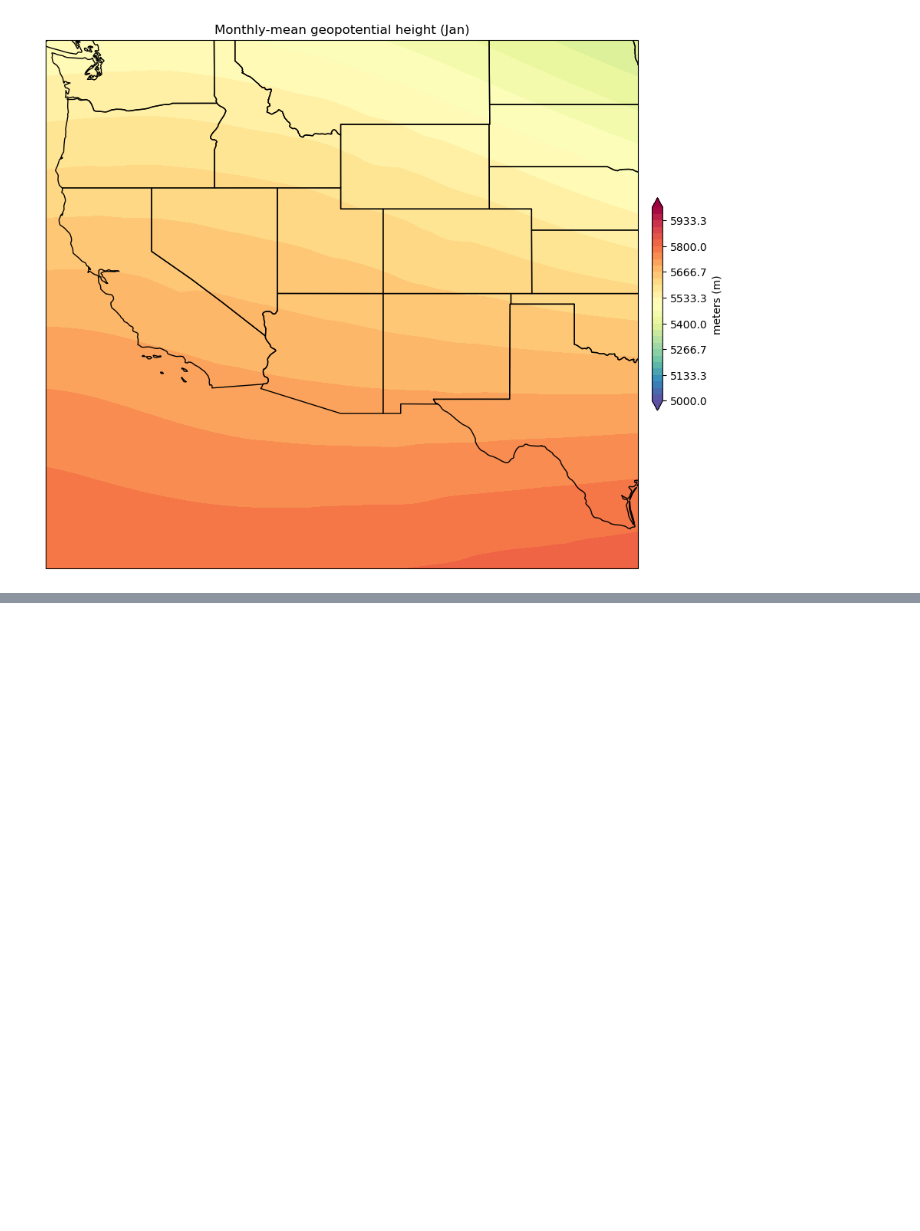
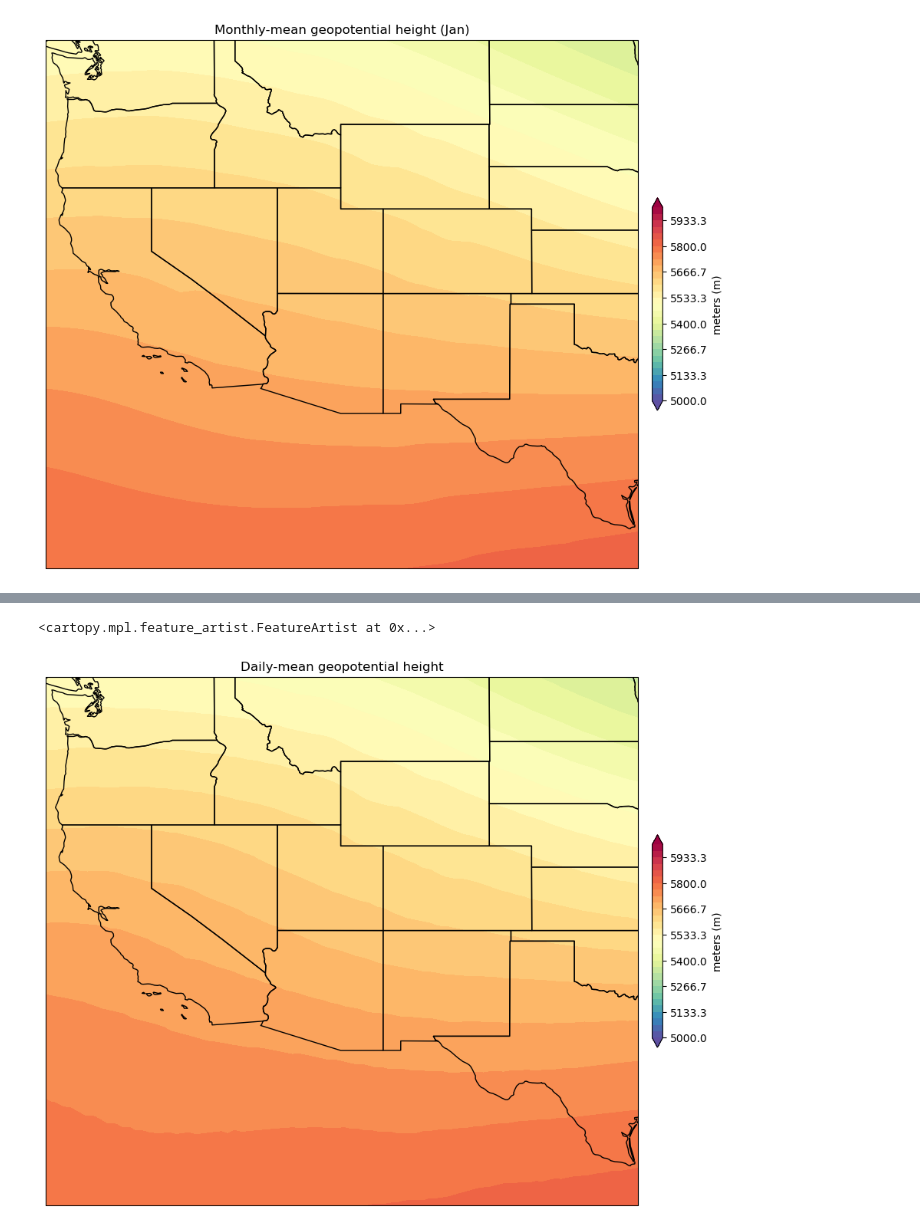
Before and after one commit to jesseturner/Dust_Plumes, a Jupyter notebook: Dust_Dynamics_Analysis.ipynb, the cells around one changed output, grey strips where cells are left out. Cells and saved outputs as stored; diff of their text form; code cells hidden in the pictures; blank space fills up the shorter version.

Commit message:
Added the average daily geopotential heights

```diff
--- a/Dust_Dynamics_Analysis.ipynb
+++ b/Dust_Dynamics_Analysis.ipynb
@@ -99,0 +104,4 @@ ax.add_feature(cfeature.STATES)
+# %%
+file = 'hgt_day_ltm.nc'
+hgt_ds = xr.open_dataset(file)
+hgt_ds
@@ -99,0 +126,5 @@ ax.add_feature(cfeature.STATES)
+# %%
+level = 500  #hPa
+time = hgt_ds.time[0] #julian day
+
+hgt_ds_sel = hgt_ds.sel(level=level, time=time)
@@ -99,0 +189,17 @@ ax.add_feature(cfeature.STATES)
+# %%
+projection=ccrs.PlateCarree()
+fig,ax=plt.subplots(1, figsize=(12,12),subplot_kw={'projection': projection})
+cmap = plt.cm.Spectral_r
+levels = np.linspace(5000, 6000, 31)
+
+ax.set_extent([-125, -97, 24, 49], crs=ccrs.PlateCarree())
+c=ax.contourf(hgt_ds_sel.lon, hgt_ds_sel.lat, hgt_ds_sel.hgt, cmap=cmap, levels=levels, extend='both')
+clb=plt.colorbar(c, shrink=0.3, pad=0.02, ax=ax)
+ax.set_title('Daily-mean geopotential height')
+clb.set_label('meters (m)')
+
+
+ax.add_feature(cfeature.STATES)
+# %% [output]
+<cartopy.mpl.feature_artist.FeatureArtist at 0x...>
+[figure, added]
```
Also changed, not shown: parts of 7 cells of this notebook.
